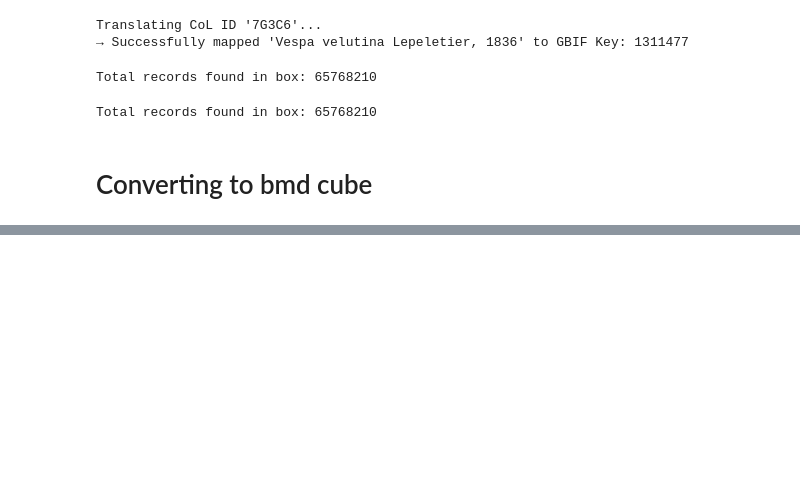
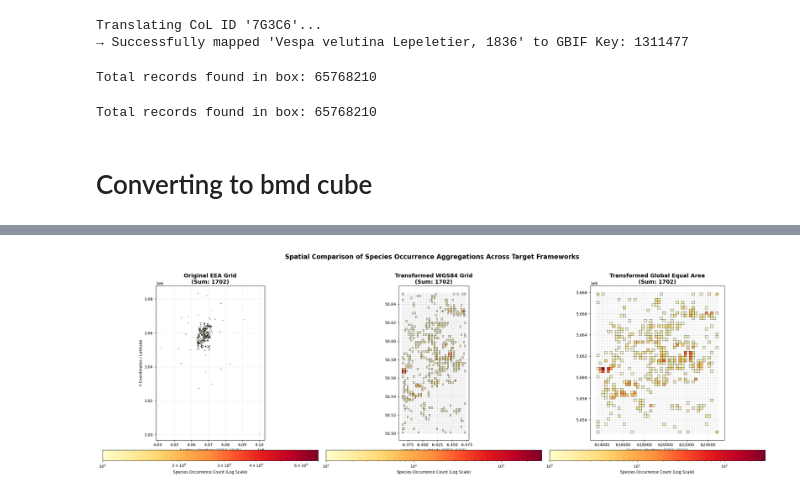
Before and after one commit to nbillietPM/BmC, a Jupyter notebook: scripts/gbif/gbif.ipynb, the cells around one changed output, grey strips where cells are left out. Saved outputs shown, nothing was run; the diff lists cells and outputs as text; code cells hidden in the pictures; blank space fills up the shorter version.

Commit message:
Added first draft of vector data processing functions

```diff
--- a/scripts/gbif/gbif.ipynb
+++ b/scripts/gbif/gbif.ipynb
@@ -148,8 +148,12 @@ Total records found in box: 65768210
 # Converting to bmd cube
 # %%
 import pandas as pd
+from bmc.datasource.gbif import harmonisation
+from bmc.engine import spatial
 
+spatial_engine = spatial.spatial_engine()
 bbox = [6.365693, 50.50134, 6.472005, 50.650193]
-gbif_table = pd.read_csv("0002756-260623161305970.csv", sep="\t")
-gbif_table
+gdf = pd.read_csv("0002756-260623161305970.csv", sep="\t")
+gdf["geometry"] =  gdf["eeacellcode"].apply(harmonisation.parse_to_polygon)
+gdf
 # %% [output]
@@ -170,0 +310,7 @@ INFO:NumExpr defaulting to 16 threads.
+# %%
+gdf_sanitized = sanitize_gdf_by_bbox(
+    gdf=gbif_table,
+    sample_bbox=bbox,
+    bbox_crs="EPSG:4326"
+)
+gdf_sanitized
@@ -172,0 +1006,79 @@ from bmc.datasource import gbif
+# %%
+import matplotlib.pyplot as plt
+from matplotlib.colors import LogNorm
+import geopandas as gpd
+
+# Assuming 'gdf' is your original source data,
+# and 'wgs84_mapped_gdf' & 'gea_mapped_gdf' are your outputs from the KDTree function.
+
+# 1. Set up a 1x3 subplot figure to compare the distributions
+fig, axes = plt.subplots(1, 3, figsize=(24, 8))
+
+# Configuration dictionary for clear looping
+map_configs = [
+    {
+        "ax": axes[0],
+        "gdf": gdf,
+        "title": f"Original EEA Grid\n(Sum: {gdf['occurrences'].sum()})",
+        "label": "Easting / Northing (EPSG:3035)"
+    },
+    {
+        "ax": axes[1],
+        "gdf": wgs84_mapped_gdf,
+        "title": f"Transformed WGS84 Grid\n(Sum: {wgs84_mapped_gdf['occurrences'].sum()})",
+        "label": "Longitude / Latitude (EPSG:4326)"
+    },
+    {
+        "ax": axes[2],
+        "gdf": gea_mapped_gdf,
+        "title": f"Transformed Global Equal Area\n(Sum: {gea_mapped_gdf['occurrences'].sum()})",
+        "label": "Easting / Northing (EPSG:6933)"
+    }
+]
+
+# 2. Loop through and plot each GeoDataFrame
+for config in map_configs:
+    ax = config["ax"]
+    dataframe = config["gdf"]
+
+    # We create a mask to separate zero cells from actual observations
+    # This prevents '0' from skewing our colormap
+    zeros = dataframe[dataframe['occurrences'] == 0]
+    observations = dataframe[dataframe['occurrences'] > 0]
+
+    # Plot the background grid cells with 0 occurrences as light gray lines
+    zeros.plot(
+        ax=ax,
+        facecolor='none',
+        edgecolor='#E0E0E0',
+        linewidth=0.5
+    )
+
+    # Plot the actual data hotspots using a Logarithmic scale
+    # This ensures values like 1-5 are still visible alongside values like 293
+    if not observations.empty:
+        observations.plot(
+            ax=ax,
+            column='occurrences',
+            cmap='YlOrRd',
+            linewidth=0.5,
+            edgecolor='black',
+            legend=True,
+            norm=LogNorm(vmin=1, vmax=dataframe['occurrences'].max()),
+            legend_kwds={'label': "Species Occurrence Count (Log Scale)", 'orientation': "horizontal", 'pad': 0.05}
+        )
+
+    # Formatting details
+    ax.set_title(config["title"], fontsize=14, fontweight='bold')
+    ax.set_xlabel(config["label"], fontsize=10)
+    ax.grid(True, linestyle='--', alpha=0.3)
+
+# 3. Apply global titles and layout cleanups
+axes[0].set_ylabel("Y Coordinates / Latitude", fontsize=10)
+fig.suptitle("Spatial Comparison of Species Occurrence Aggregations Across Target Frameworks", fontsize=16, fontweight='bold', y=1.02)
+plt.tight_layout()
+
+# Display the map
+plt.show()
+# %% [output]
+[figure, added]
```
Also changed, not shown: parts of 19 cells of this notebook, 1 other file.
